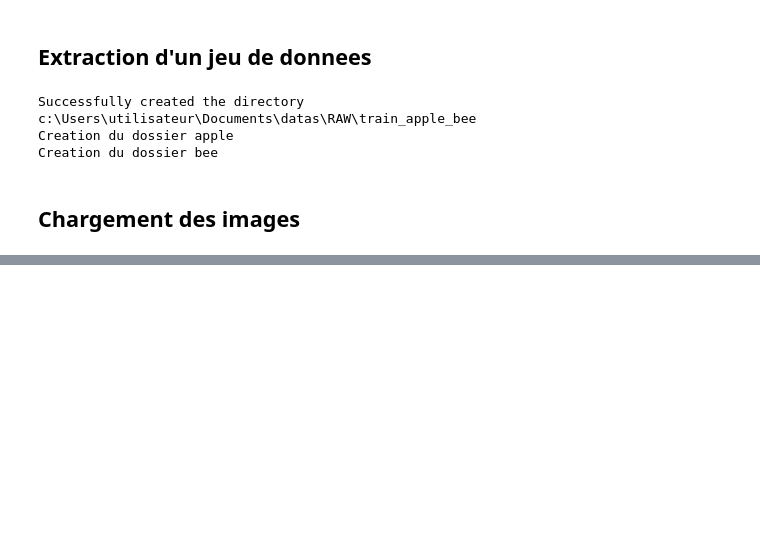
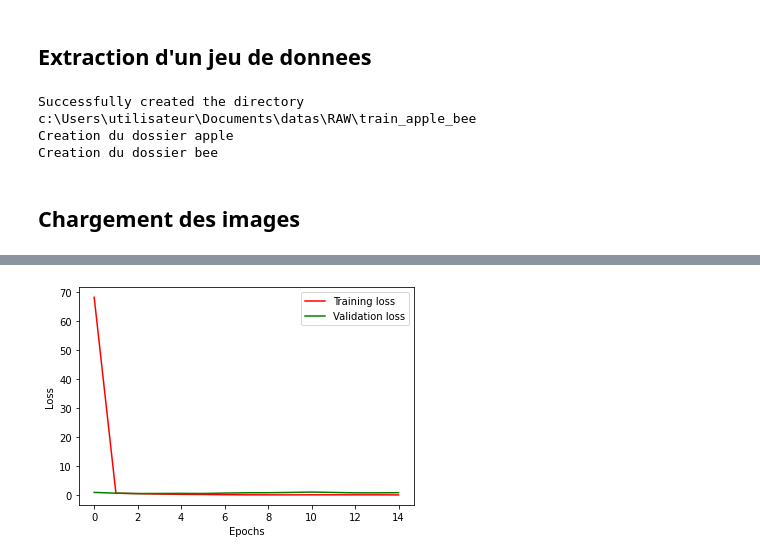
Before and after one commit to Nicolas-Malgat/Reco_image, a Jupyter notebook: entrainement_modele.ipynb, the cells around one changed output, grey strips where cells are left out. Saved outputs shown, nothing was run; the diff lists cells and outputs as text; code cells hidden in the pictures; blank space fills up the shorter version.

```diff
--- a/entrainement_modele.ipynb
+++ b/entrainement_modele.ipynb
@@ -71,8 +138,12 @@ training = model.fit_generator(train_generator, epochs=8, validation_data=valida
 # %%
 plt.plot(training.history['loss'], color='red', label='Training loss')
 plt.plot(training.history['val_loss'],  color='green', label='Validation loss')
 
 plt.xlabel('Epochs')
 plt.ylabel('Loss')
 
+plt.legend()
+
 plt.show()
+# %% [output]
+[figure, added]
```
Also changed, not shown: parts of 11 cells of this notebook, 22 other files.
